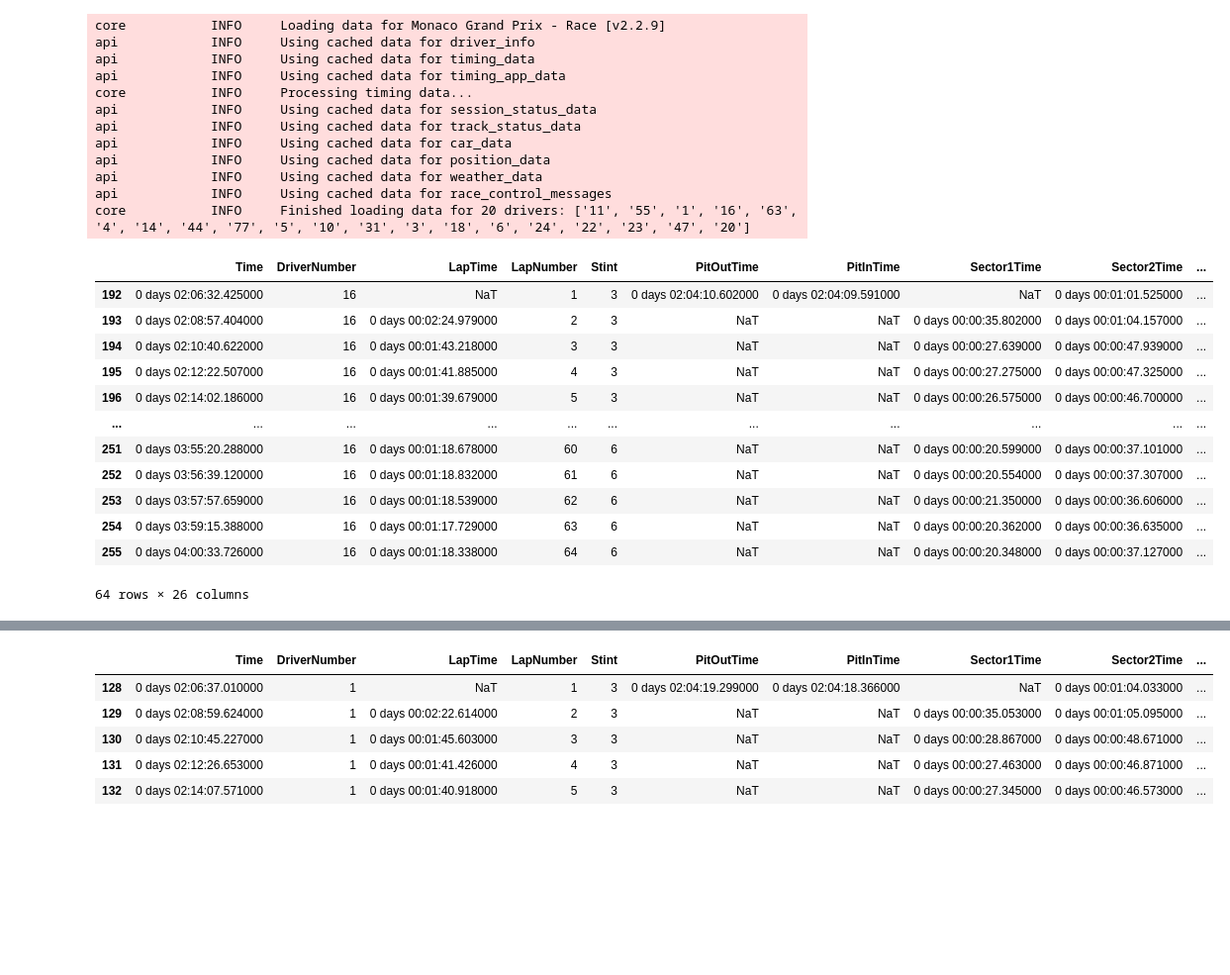
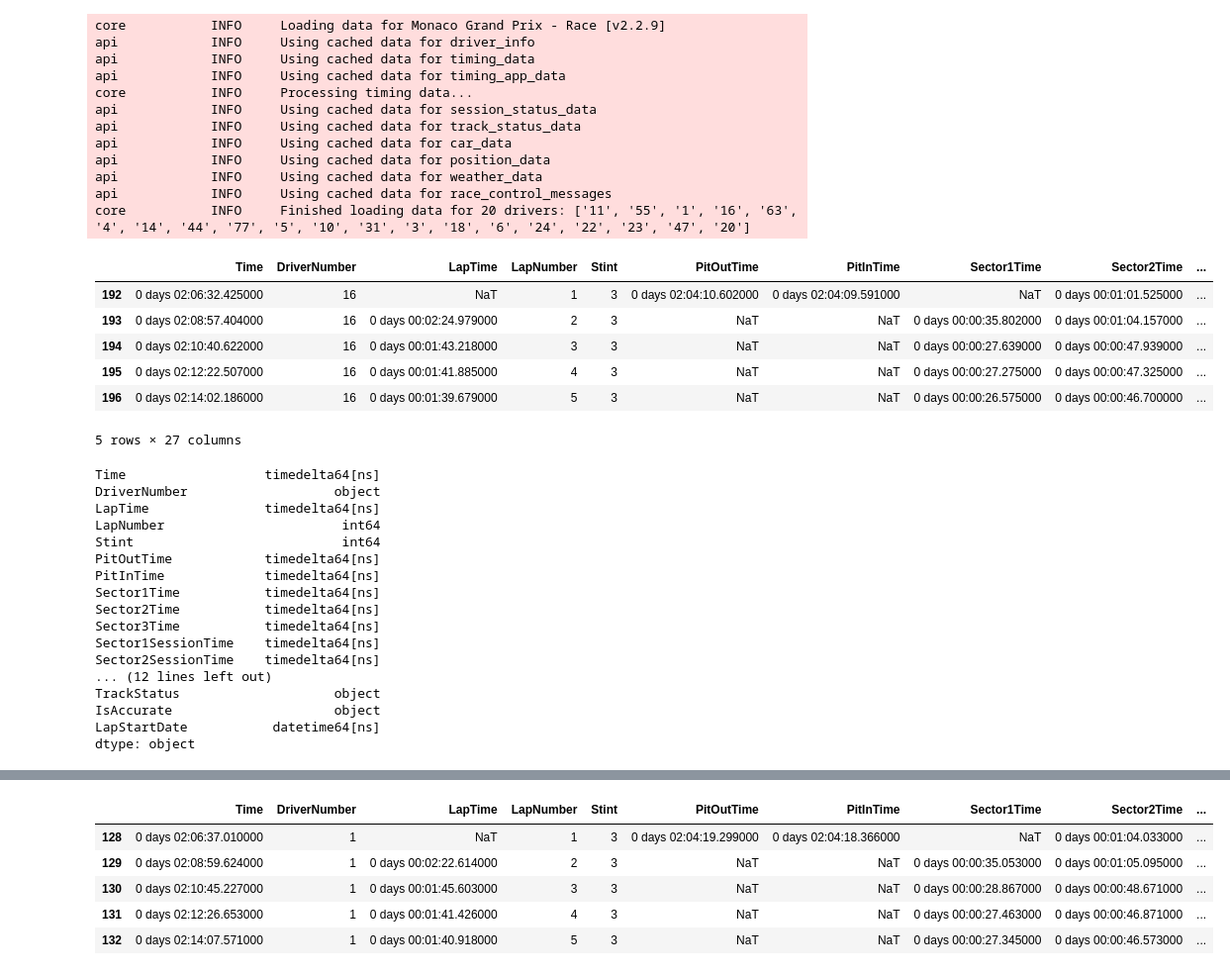
Before and after one commit to dhupee/Fastf1-head2head, a Jupyter notebook: fastf1-monaco-v-hungaroring.ipynb, the cells around one changed output, grey strips where cells are left out. Shown at 99% size. Saved outputs shown, nothing was run; the diff lists cells and outputs as text; code cells hidden in the pictures; blank space fills up the shorter version.

```diff
--- a/fastf1-monaco-v-hungaroring.ipynb
+++ b/fastf1-monaco-v-hungaroring.ipynb
@@ -66,20 +66,33 @@ api            INFO     Using cached data for position_data
 api            INFO     Using cached data for weather_data
 api            INFO     Using cached data for race_control_messages
 core           INFO     Finished loading data for 20 drivers: ['11', '55', '1', '16', '63', '4', '14', '44', '77', '5', '10', '31', '3', '18', '6', '24', '22', '23', '47', '20']
-# %%
-mon_lec = mon_lec.drop
-mon_lec
-# %% [output]
-|  | Time | DriverNumber | LapTime | LapNumber | Stint | PitOutTime | PitInTime | Sector1Time | Sector2Time | ... |
-| 192 | 0 days 02:06:32.425000 | 16 | NaT | 1 | 3 | 0 days 02:04:10.602000 | 0 days 02:04:09.591000 | NaT | 0 days 00:01:01.525000 | ... |
-| 193 | 0 days 02:08:57.404000 | 16 | 0 days 00:02:24.979000 | 2 | 3 | NaT | NaT | 0 days 00:00:35.802000 | 0 days 00:01:04.157000 | ... |
-| 194 | 0 days 02:10:40.622000 | 16 | 0 days 00:01:43.218000 | 3 | 3 | NaT | NaT | 0 days 00:00:27.639000 | 0 days 00:00:47.939000 | ... |
-| 195 | 0 days 02:12:22.507000 | 16 | 0 days 00:01:41.885000 | 4 | 3 | NaT | NaT | 0 days 00:00:27.275000 | 0 days 00:00:47.325000 | ... |
-| 196 | 0 days 02:14:02.186000 | 16 | 0 days 00:01:39.679000 | 5 | 3 | NaT | NaT | 0 days 00:00:26.575000 | 0 days 00:00:46.700000 | ... |
-| ... | ... | ... | ... | ... | ... | ... | ... | ... | ... | ... |
-| 251 | 0 days 03:55:20.288000 | 16 | 0 days 00:01:18.678000 | 60 | 6 | NaT | NaT | 0 days 00:00:20.599000 | 0 days 00:00:37.101000 | ... |
-| 252 | 0 days 03:56:39.120000 | 16 | 0 days 00:01:18.832000 | 61 | 6 | NaT | NaT | 0 days 00:00:20.554000 | 0 days 00:00:37.307000 | ... |
-| 253 | 0 days 03:57:57.659000 | 16 | 0 days 00:01:18.539000 | 62 | 6 | NaT | NaT | 0 days 00:00:21.350000 | 0 days 00:00:36.606000 | ... |
-| 254 | 0 days 03:59:15.388000 | 16 | 0 days 00:01:17.729000 | 63 | 6 | NaT | NaT | 0 days 00:00:20.362000 | 0 days 00:00:36.635000 | ... |
-| 255 | 0 days 04:00:33.726000 | 16 | 0 days 00:01:18.338000 | 64 | 6 | NaT | NaT | 0 days 00:00:20.348000 | 0 days 00:00:37.127000 | ... |
-64 rows × 26 columns
+# %%
+mon_lec.head()
+# %% [output]
+|  | Time | DriverNumber | LapTime | LapNumber | Stint | PitOutTime | PitInTime | Sector1Time | Sector2Time | ... |
+| 192 | 0 days 02:06:32.425000 | 16 | NaT | 1 | 3 | 0 days 02:04:10.602000 | 0 days 02:04:09.591000 | NaT | 0 days 00:01:01.525000 | ... |
+| 193 | 0 days 02:08:57.404000 | 16 | 0 days 00:02:24.979000 | 2 | 3 | NaT | NaT | 0 days 00:00:35.802000 | 0 days 00:01:04.157000 | ... |
+| 194 | 0 days 02:10:40.622000 | 16 | 0 days 00:01:43.218000 | 3 | 3 | NaT | NaT | 0 days 00:00:27.639000 | 0 days 00:00:47.939000 | ... |
+| 195 | 0 days 02:12:22.507000 | 16 | 0 days 00:01:41.885000 | 4 | 3 | NaT | NaT | 0 days 00:00:27.275000 | 0 days 00:00:47.325000 | ... |
+| 196 | 0 days 02:14:02.186000 | 16 | 0 days 00:01:39.679000 | 5 | 3 | NaT | NaT | 0 days 00:00:26.575000 | 0 days 00:00:46.700000 | ... |
+5 rows × 27 columns
+# %%
+mon_lec.dtypes
+# %% [output]
+Time                  timedelta64[ns]
+DriverNumber                   object
+LapTime               timedelta64[ns]
+LapNumber                       int64
+Stint                           int64
+PitOutTime            timedelta64[ns]
+PitInTime             timedelta64[ns]
+Sector1Time           timedelta64[ns]
+Sector2Time           timedelta64[ns]
+Sector3Time           timedelta64[ns]
+Sector1SessionTime    timedelta64[ns]
+Sector2SessionTime    timedelta64[ns]
+... (12 lines left out)
+TrackStatus                    object
+IsAccurate                     object
+LapStartDate           datetime64[ns]
+dtype: object
```
Also changed, not shown: parts of 2 cells of this notebook.
